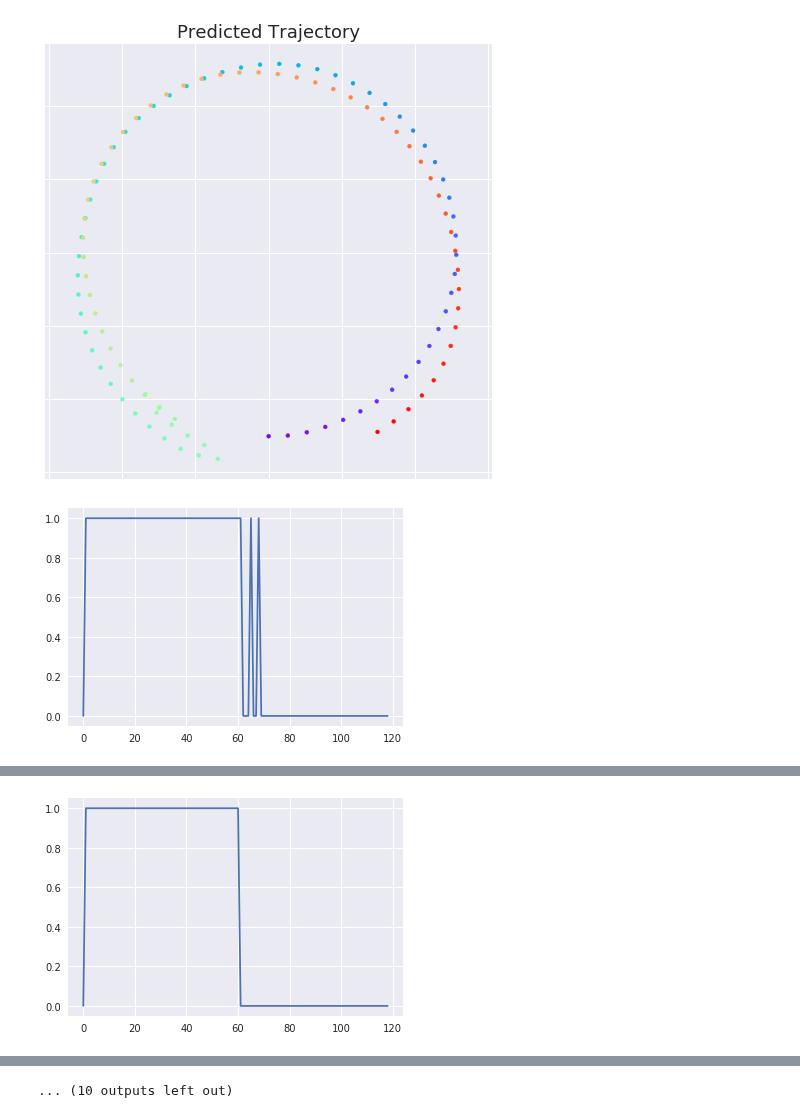
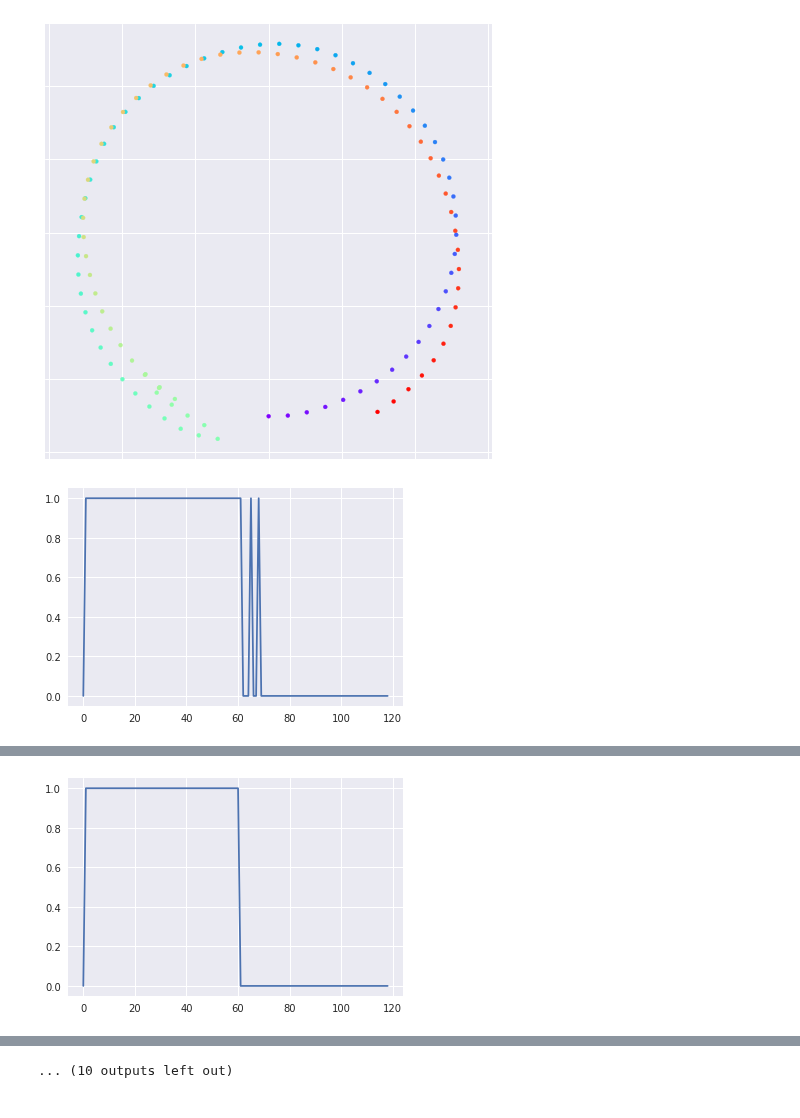
Before and after one commit to sharma-arjun/DirectedInfo-GAIL, a Jupyter notebook: IL/plots/visualize_gail_circle_results_pkl.ipynb, the cells around one changed output, grey strips where cells are left out. Drawn from its saved outputs; the diff is of its cells as text; code cells hidden in the pictures.

Commit message:
Removed title from circle plots

```diff
--- a/IL/plots/visualize_gail_circle_results_pkl.ipynb
+++ b/IL/plots/visualize_gail_circle_results_pkl.ipynb
@@ -74,33 +74,33 @@ for i in range(len(results_data['pred_traj_state'][0])):
     true_traj = np.array(results_data['true_traj_state'][0][i])[:,0,:]
     true_traj = np.reshape(true_traj, (true_traj.shape[0], -1))
 
     colors = cm.rainbow(np.linspace(0, 1, pred_traj.shape[0]))
     # sns.palplot(colors)
 
     fig = plt.figure(figsize=(8, 8))
     ax = fig.add_subplot(1, 1, 1)
     ax.scatter(pred_traj[:, 0].tolist(), pred_traj[:, 1].tolist(),
                color=colors, s=16)
     ax.axis('equal')
     ax.axes.xaxis.set_ticklabels([])
     ax.axes.yaxis.set_ticklabels([])
-    ax.set_title("Predicted Trajectory", fontsize=18)
+    #ax.set_title("Predicted Trajectory", fontsize=18)
 
 #     plt.savefig(
 #         '{}/result_{}.pdf'.format(save_data_path, i),
 #         bbox_inches='tight',
 #     )
     plt.show()
 
     # plt.scatter(true_traj[:, 0].tolist(), true_traj[:, 1].tolist(), color=colors, s=8)
     # plt.axis('equal')
     # plt.title("True traj")
     # plt.show()
 
     pred_context = np.argmax(
         np.reshape(np.array(results_data['pred_context'][0][i]), (119, -1)), axis=1)
     plt.plot(pred_context.tolist())
     plt.show()
 # %% [output]
-[figure, old version]
+[figure, new version]
 [figure]
```
Also changed, not shown: parts of 1 cell of this notebook, 1 other file.
